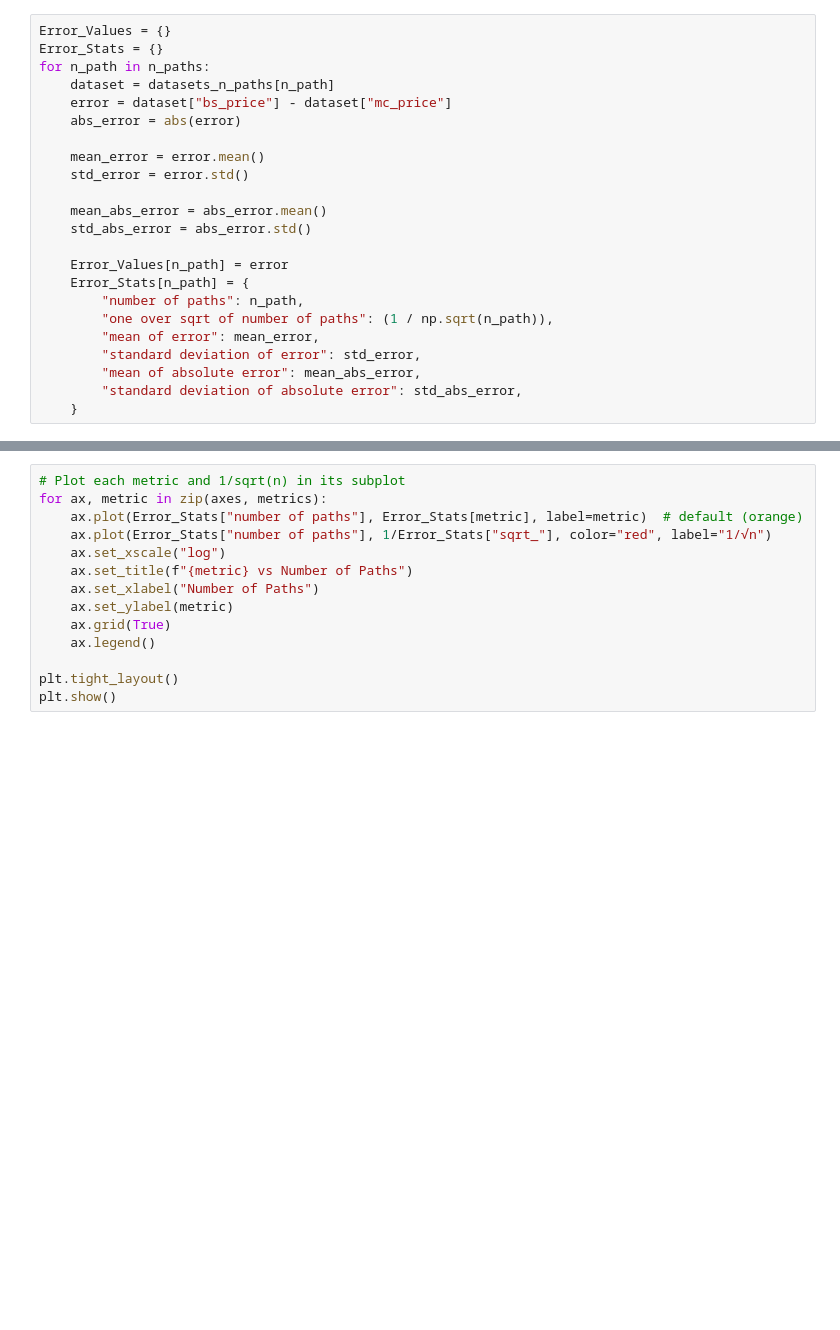
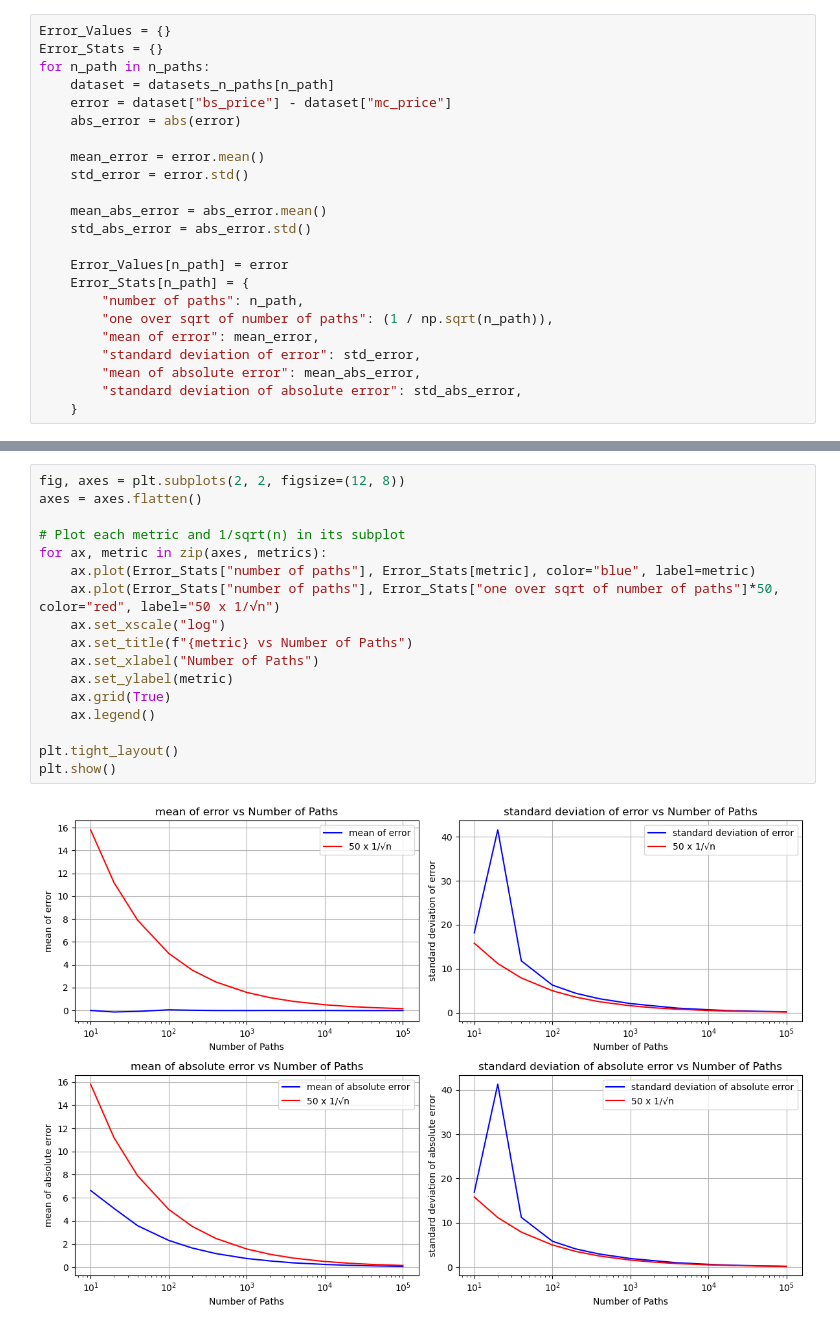
Before and after one commit to arabporr/DSC, a Jupyter notebook: results/Monte_Carlo_Error_Behavior.ipynb, the cells around one changed output, grey strips where cells are left out. Saved outputs shown, nothing was run; the diff lists cells and outputs as text; blank space fills up the shorter version.

```diff
--- a/results/Monte_Carlo_Error_Behavior.ipynb
+++ b/results/Monte_Carlo_Error_Behavior.ipynb
@@ -138,14 +134,19 @@ plt.show()
 # %%
+fig, axes = plt.subplots(2, 2, figsize=(12, 8))
+axes = axes.flatten()
+
 # Plot each metric and 1/sqrt(n) in its subplot
 for ax, metric in zip(axes, metrics):
-    ax.plot(Error_Stats["number of paths"], Error_Stats[metric], label=metric)  # default (orange)
-    ax.plot(Error_Stats["number of paths"], 1/Error_Stats["sqrt_"], color="red", label="1/√n")
+    ax.plot(Error_Stats["number of paths"], Error_Stats[metric], color="blue", label=metric)
+    ax.plot(Error_Stats["number of paths"], Error_Stats["one over sqrt of number of paths"]*50, color="red", label="50 x 1/√n")
     ax.set_xscale("log")
     ax.set_title(f"{metric} vs Number of Paths")
     ax.set_xlabel("Number of Paths")
     ax.set_ylabel(metric)
     ax.grid(True)
     ax.legend()
 
 plt.tight_layout()
 plt.show()
+# %% [output]
+[figure, added]
```
Also changed, not shown: parts of 5 cells of this notebook, 7 other files.
